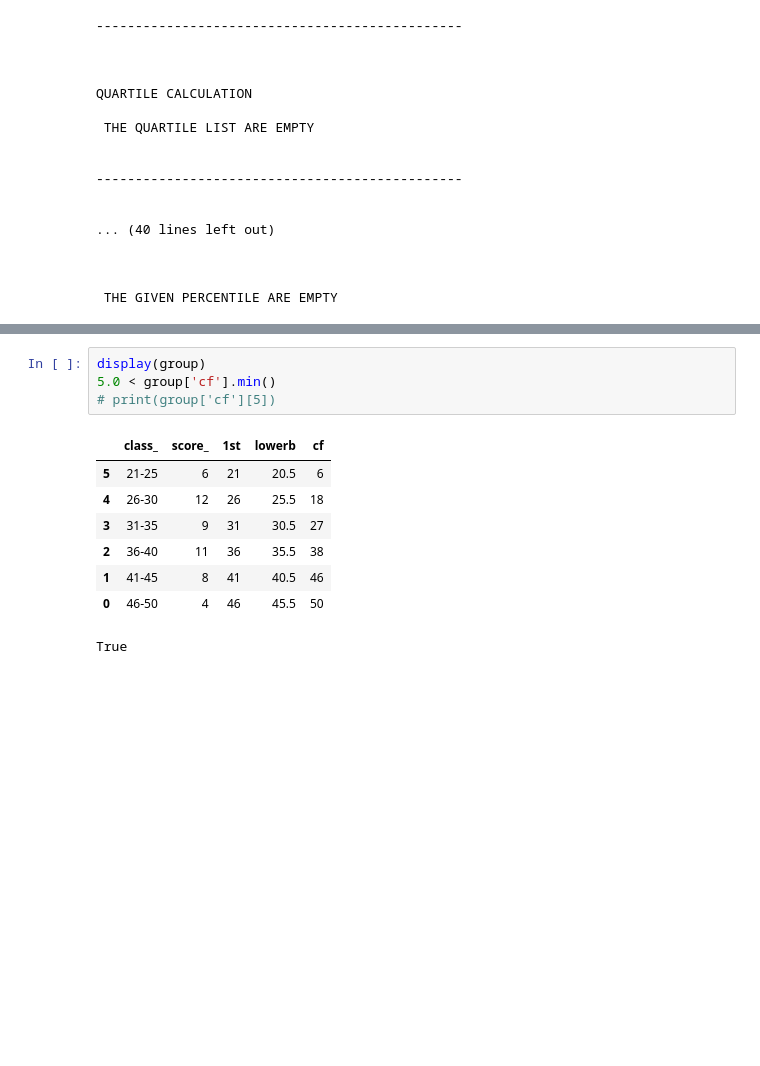
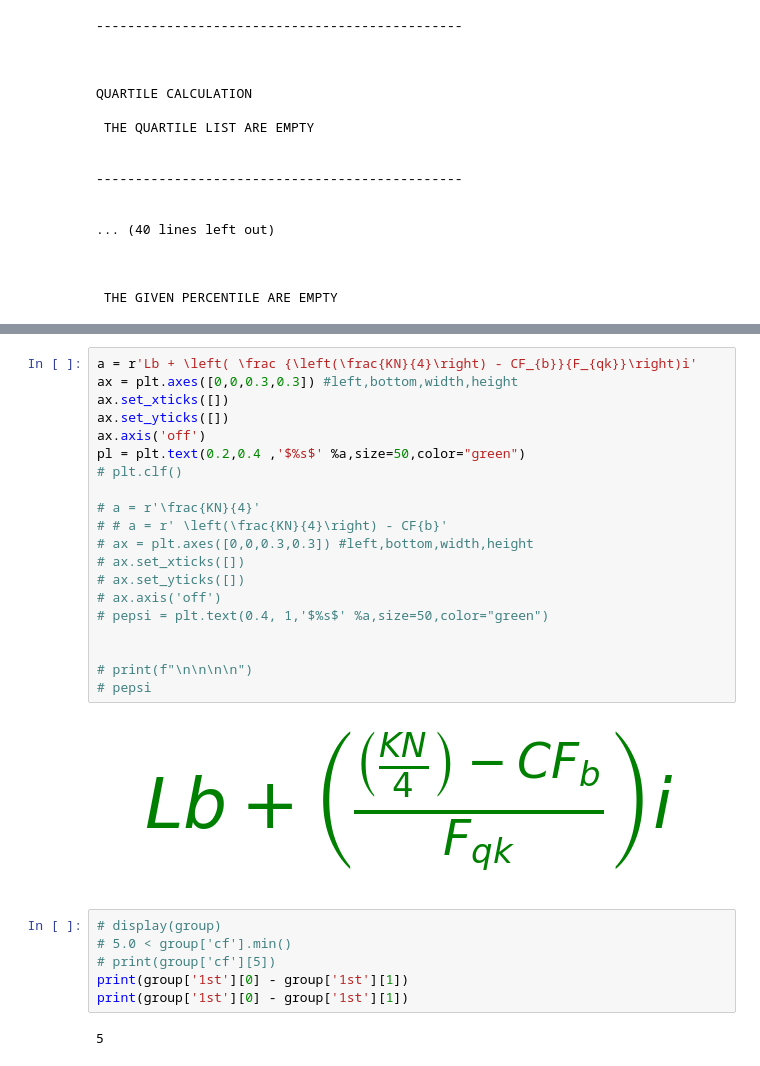
Before and after one commit to ProtacioUno/VinluanEner-Porfolio-Labs, a Jupyter notebook: Python Project/MeasureOfPosition_group.ipynb, the cells around one changed output, grey strips where cells are left out. Drawn from its saved outputs; the diff is of its cells as text; blank space fills up the shorter version.

```diff
--- a/Python Project/MeasureOfPosition_group.ipynb
+++ b/Python Project/MeasureOfPosition_group.ipynb
@@ -1540,13 +1566,30 @@ QUARTILE CALCULATION
+# %%
+a = r'Lb + \left( \frac {\left(\frac{KN}{4}\right) - CF_{b}}{F_{qk}}\right)i'
+ax = plt.axes([0,0,0.3,0.3]) #left,bottom,width,height
+ax.set_xticks([])
+ax.set_yticks([])
+ax.axis('off')
+pl = plt.text(0.2,0.4 ,'$%s$' %a,size=50,color="green")
+# plt.clf()
+
+# a = r'\frac{KN}{4}'
+# # a = r' \left(\frac{KN}{4}\right) - CF{b}'
+# ax = plt.axes([0,0,0.3,0.3]) #left,bottom,width,height
+# ax.set_xticks([])
+# ax.set_yticks([])
+# ax.axis('off')
+# pepsi = plt.text(0.4, 1,'$%s$' %a,size=50,color="green")
+
+
+# print(f"\n\n\n\n")
+# pepsi
+# %% [output]
+[figure, added]
 # %%
-display(group)
-5.0 < group['cf'].min()
+# display(group)
+# 5.0 < group['cf'].min()
 # print(group['cf'][5])
+print(group['1st'][0] - group['1st'][1])
+print(group['1st'][0] - group['1st'][1])
 # %% [output]
-|  | class_ | score_ | 1st | lowerb | cf |
-| 5 | 21-25 | 6 | 21 | 20.5 | 6 |
-| 4 | 26-30 | 12 | 26 | 25.5 | 18 |
-| 3 | 31-35 | 9 | 31 | 30.5 | 27 |
-| 2 | 36-40 | 11 | 36 | 35.5 | 38 |
-| 1 | 41-45 | 8 | 41 | 40.5 | 46 |
-| 0 | 46-50 | 4 | 46 | 45.5 | 50 |
-True
+5
```
Also changed, not shown: parts of 2 cells of this notebook.
